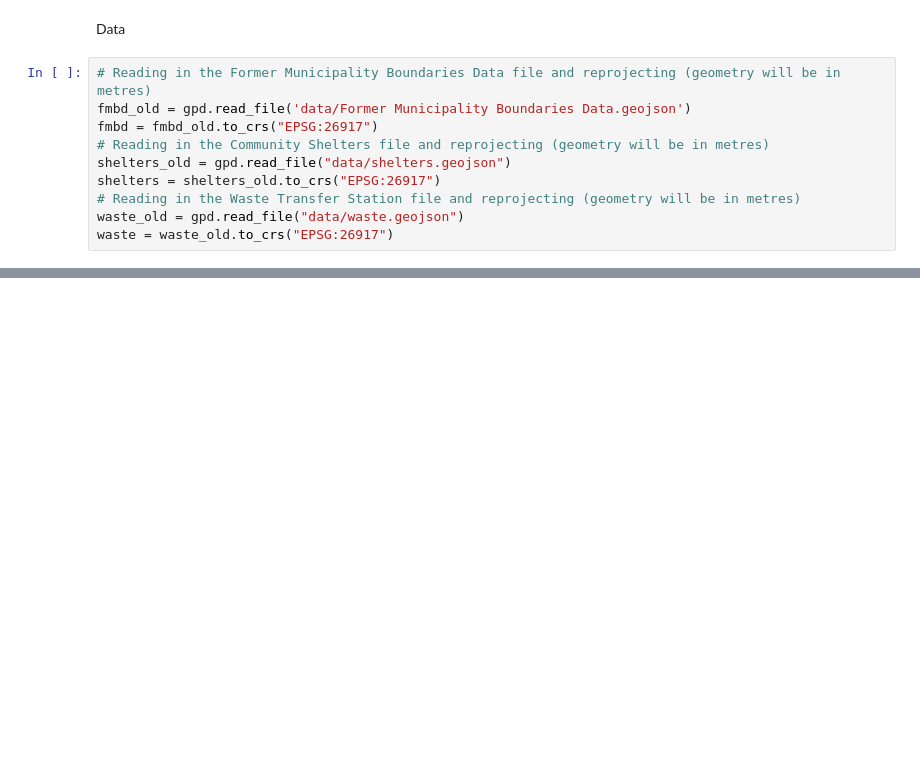
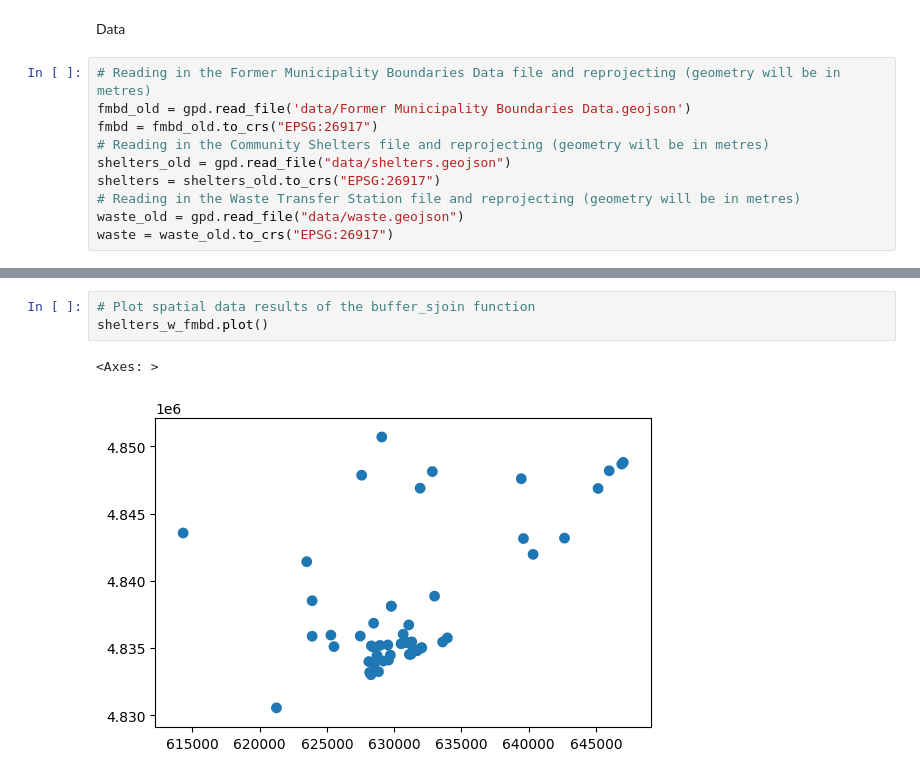
Before and after one commit to cghr-toronto/msa-2024-internship, a Jupyter notebook: experiments/basics.ipynb, the cells around one changed output, grey strips where cells are left out. Cells and saved outputs as stored; diff of their text form; blank space fills up the shorter version.

Commit message:
completed functionsa and functions demo steps

```diff
--- a/experiments/basics.ipynb
+++ b/experiments/basics.ipynb
@@ -60,0 +51,6 @@ shelters_w_fmbd.head()
+# %%
+# Plot spatial data results of the buffer_sjoin function
+shelters_w_fmbd.plot()
+# %% [output]
+<Axes: >
+[figure, added]
```
Also changed, not shown: parts of 8 cells of this notebook, 1 other file.
